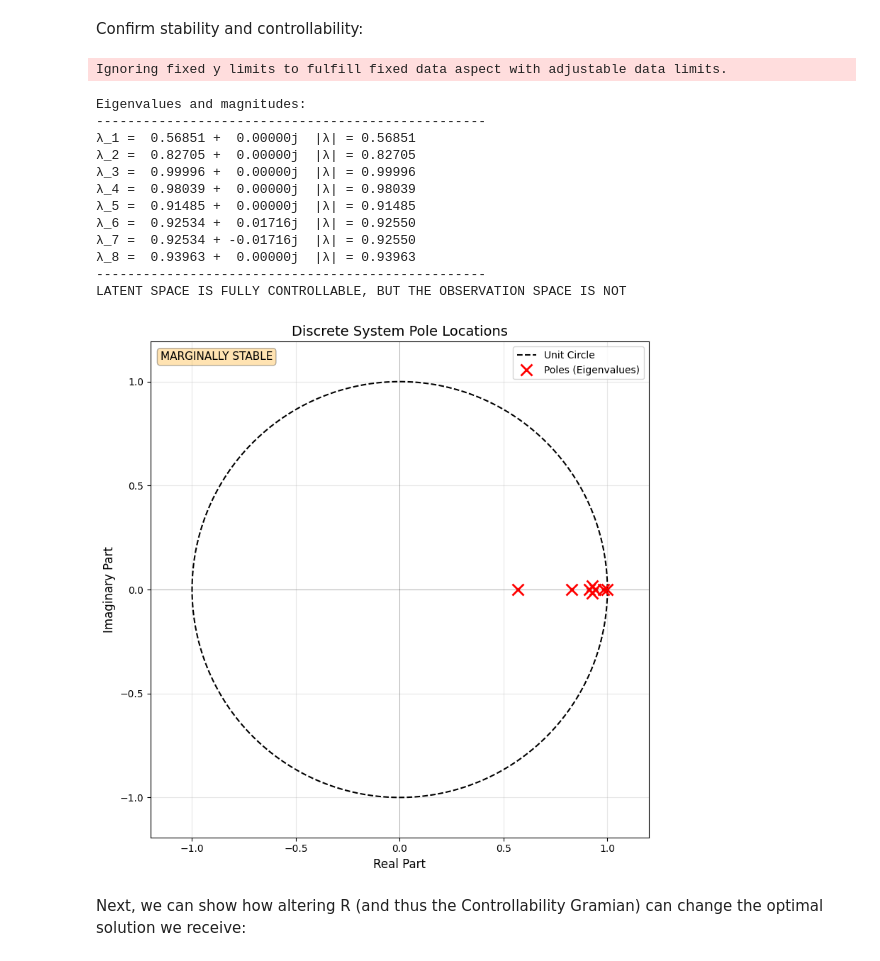
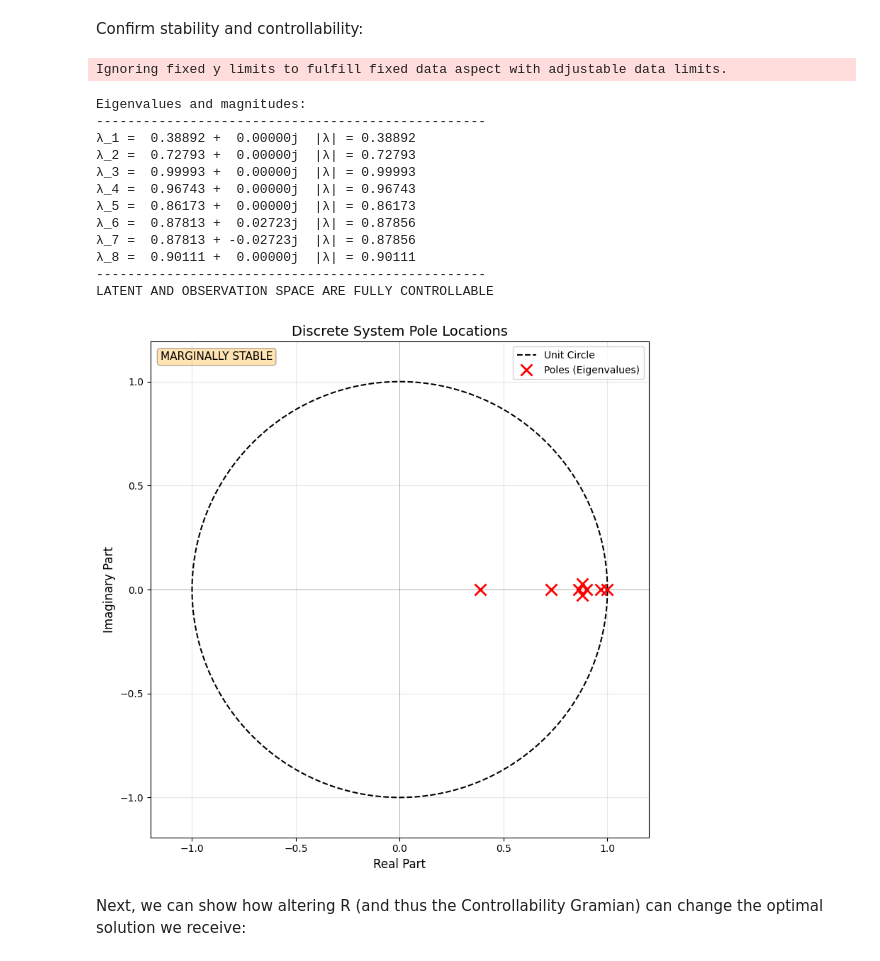
Before and after one commit to p-smith22/dymad-dev, a Jupyter notebook: examples/controllability/part_3.ipynb, the cells around one changed output. Drawn from its saved outputs; the diff is of its cells as text; code cells hidden in the pictures.

```diff
--- a/examples/controllability/part_3.ipynb
+++ b/examples/controllability/part_3.ipynb
@@ -169,41 +169,41 @@ Confirm stability and controllability:
 # %%
 # Check for stability:
 n_tsteps = 500
 eigs = np.linalg.eigvals(A)
 
 # Calculate Controllability matrix & Gramian for latent space:
-_, W_c = controllability(A, B, n_tsteps)
+_, W_c = controllability(A, B, n_Ctsteps)
 rank_latent = np.linalg.matrix_rank(W_c)
 
 # Check Input-Output Gramain and find rank:
-W_io = input_output(A, B, C, n_tsteps)
+_, W_io = output_CG(W_c, C, None)
 rank_obs = np.linalg.matrix_rank(W_io)
 
 # Stability analysis:
-_, plot_poles(A)
+_ = plot_poles(A)
 
 # Print results for controllability:
-if rank_latent == A.shape[0] and rank_obs == C.shape[0]:
+if rank_obs == C.shape[0]:
     print(f"LATENT AND OBSERVATION SPACE ARE FULLY CONTROLLABLE")
-elif rank_latent == A.shape[0] and rank_obs != C.shape[0]:
+elif rank_latent == A.shape[0] and np.linalg.matrix_rank(C) != C.shape[0]:
     print(f"LATENT SPACE IS FULLY CONTROLLABLE, BUT THE OBSERVATION SPACE IS NOT")
 else:
     print(f"NEITHER THE LATENT NOR OBSERVATION SPACE ARE FULLY CONTROLLABLE")
 # %% [output]
 Ignoring fixed y limits to fulfill fixed data aspect with adjustable data limits.
 Eigenvalues and magnitudes:
 --------------------------------------------------
-λ_1 =  0.56851 +  0.00000j  |λ| = 0.56851
-λ_2 =  0.82705 +  0.00000j  |λ| = 0.82705
-λ_3 =  0.99996 +  0.00000j  |λ| = 0.99996
-λ_4 =  0.98039 +  0.00000j  |λ| = 0.98039
-λ_5 =  0.91485 +  0.00000j  |λ| = 0.91485
-λ_6 =  0.92534 +  0.01716j  |λ| = 0.92550
-λ_7 =  0.92534 + -0.01716j  |λ| = 0.92550
-λ_8 =  0.93963 +  0.00000j  |λ| = 0.93963
+λ_1 =  0.38892 +  0.00000j  |λ| = 0.38892
+λ_2 =  0.72793 +  0.00000j  |λ| = 0.72793
+λ_3 =  0.99993 +  0.00000j  |λ| = 0.99993
+λ_4 =  0.96743 +  0.00000j  |λ| = 0.96743
+λ_5 =  0.86173 +  0.00000j  |λ| = 0.86173
+λ_6 =  0.87813 +  0.02723j  |λ| = 0.87856
+λ_7 =  0.87813 + -0.02723j  |λ| = 0.87856
+λ_8 =  0.90111 +  0.00000j  |λ| = 0.90111
 --------------------------------------------------
-LATENT SPACE IS FULLY CONTROLLABLE, BUT THE OBSERVATION SPACE IS NOT
+LATENT AND OBSERVATION SPACE ARE FULLY CONTROLLABLE
-[figure, old version]
+[figure, new version]
 # %% [markdown]
 Next, we can show how altering R (and thus the Controllability Gramian) can change the optimal solution we receive:
 # %%
```
Also changed, not shown: parts of 4 cells of this notebook, 4 other files.
